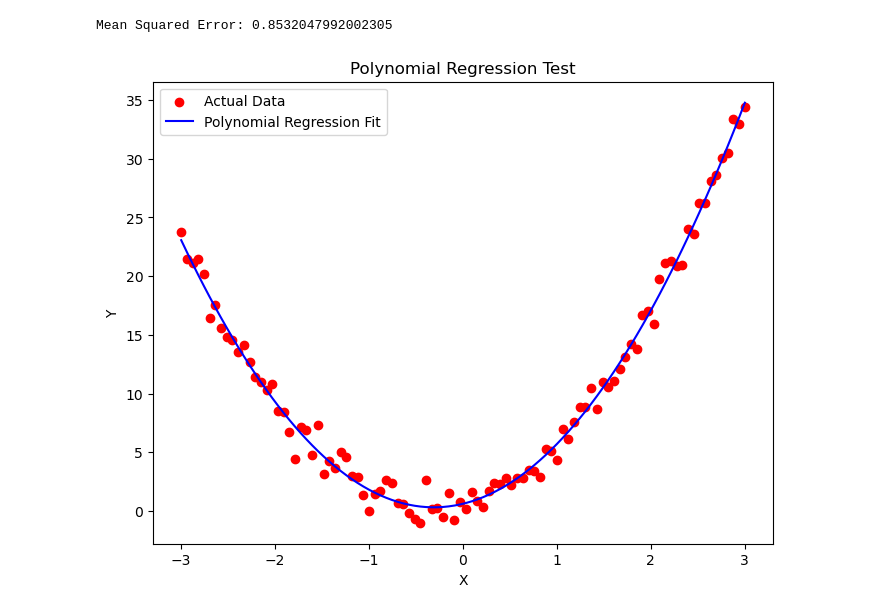
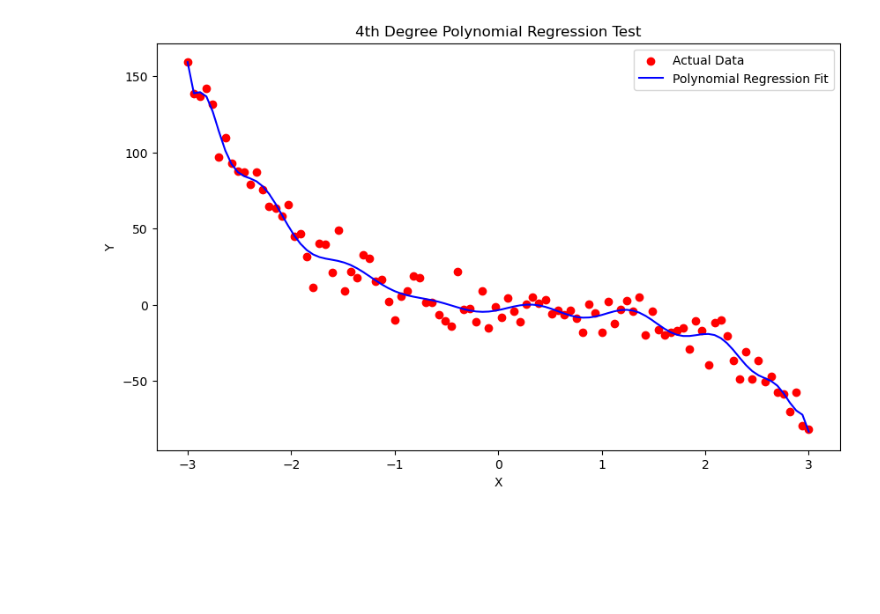
Before and after one commit to raccoder/MLnote, a Jupyter notebook: PolynomialRegression/PolynomialRegression.ipynb, the cells around one changed output. Drawn from its saved outputs; the diff is of its cells as text; code cells hidden in the pictures; blank space fills up the shorter version.

```diff
--- a/PolynomialRegression/PolynomialRegression.ipynb
+++ b/PolynomialRegression/PolynomialRegression.ipynb
@@ -1,16 +1,20 @@
 # %%
 import numpy as mp
 # %%
+from itertools import combinations_with_replacement
+
 class PolynomialRegression:
     def __init__(self, degree=2):
         self.degree = degree
         self.w = None
 
     def generate_polynomial_features(self, x):
-        # 切片を考慮させるように、X0と多変量に変換する行列を初期化
-        features = np.ones((x.shape[0], self.degree + 1))
-        for i in range(1, self.degree + 1):  # 修正: self.degree + 1 までループ
-            features[:, i] = x[:,0] ** i
+        n_samples, n_features = x.shape
+        features = np.ones((n_samples, 1))  # 切片項を考慮
+        for d in range(1, self.degree + 1):
+            for interaction in combinations_with_replacement(range(n_features), d):
+                term = np.prod(x[:, interaction], axis=1).reshape(n_samples, 1)
+                features = np.hstack((features, term))
         return features
 
     def fit(self, x, y):
@@ -21,35 +25,27 @@ class PolynomialRegression:
         X_test_poly = self.generate_polynomial_features(X_test)
         return X_test_poly @ self.w
 # %%
-import numpy as np
-import matplotlib.pyplot as plt
-from sklearn.metrics import mean_squared_error
+# 合成データの生成
+np.random.seed(0)
+x = np.linspace(-3, 3, 100)
+y = 1 - 2 * x + 3 * x**2 - 4 * x**3 + np.random.normal(0, 10, size=x.shape)
 
-# テストデータ生成
-np.random.seed(0)
-x = np.linspace(-3, 3, 100).reshape(-1, 1)
-y = 1 + 2 * x + 3 * x**2 + np.random.normal(0, 1, x.shape[0]).reshape(-1, 1)
-
-# 多項式回帰モデルのインスタンス化とフィット
-model = PolynomialRegression(degree=2)
-model.fit(x, y)
+# 多項式回帰モデルのインスタンス化とフィット（4次の多項式）
+model = PolynomialRegression(degree=20)
+model.fit(x.reshape(-1, 1), y)
 
 # 予測
-y_pred = model.predict(x)
-
-# モデル性能の評価（MSEを計算）
-mse = mean_squared_error(y, y_pred)
-print(f'Mean Squared Error: {mse}')
+x_pred = np.linspace(-3, 3, 100)
+y_pred = model.predict(x_pred.reshape(-1, 1))
 
 # 結果のプロット
-plt.figure(figsize=(8, 6))
+plt.figure(figsize=(10, 6))
 plt.scatter(x, y, color='red', label='Actual Data')
-plt.plot(x, y_pred, color='blue', label='Polynomial Regression Fit')
-plt.title('Polynomial Regression Test')
+plt.plot(x_pred, y_pred, color='blue', label='Polynomial Regression Fit')
+plt.title('4th Degree Polynomial Regression Test')
 plt.xlabel('X')
 plt.ylabel('Y')
 plt.legend()
 plt.show()
 # %% [output]
-Mean Squared Error: 0.8532047992002305
-[figure, old version]
+[figure, new version]
```
Also changed, not shown: parts of 1 cell of this notebook.
